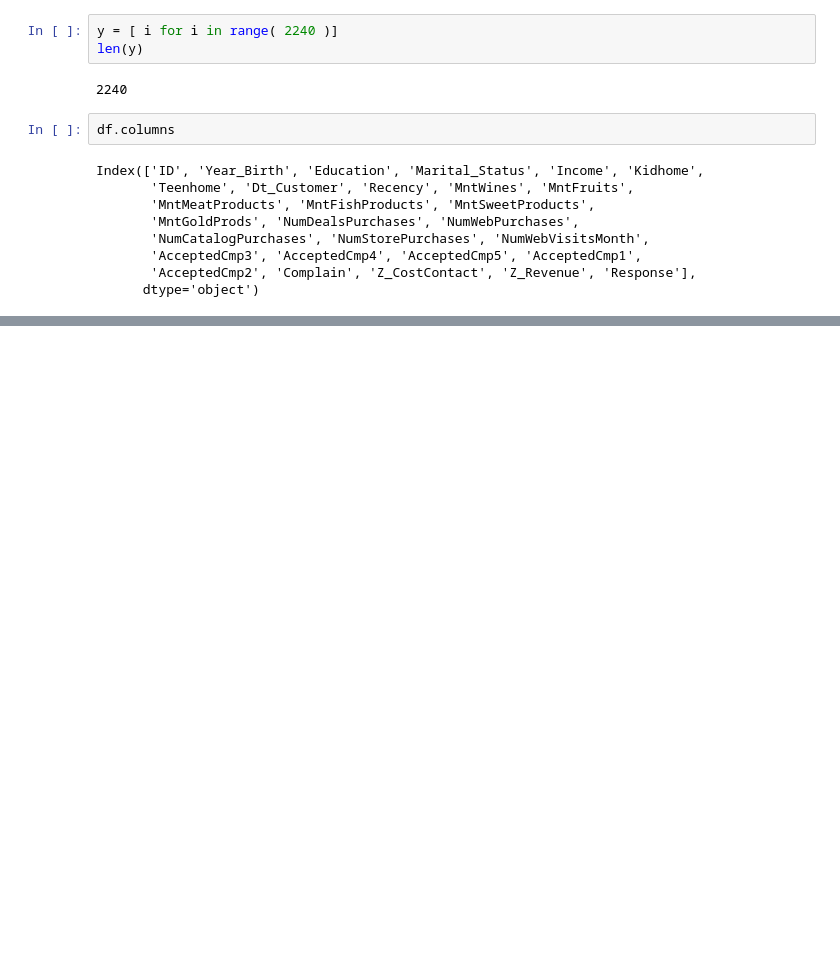
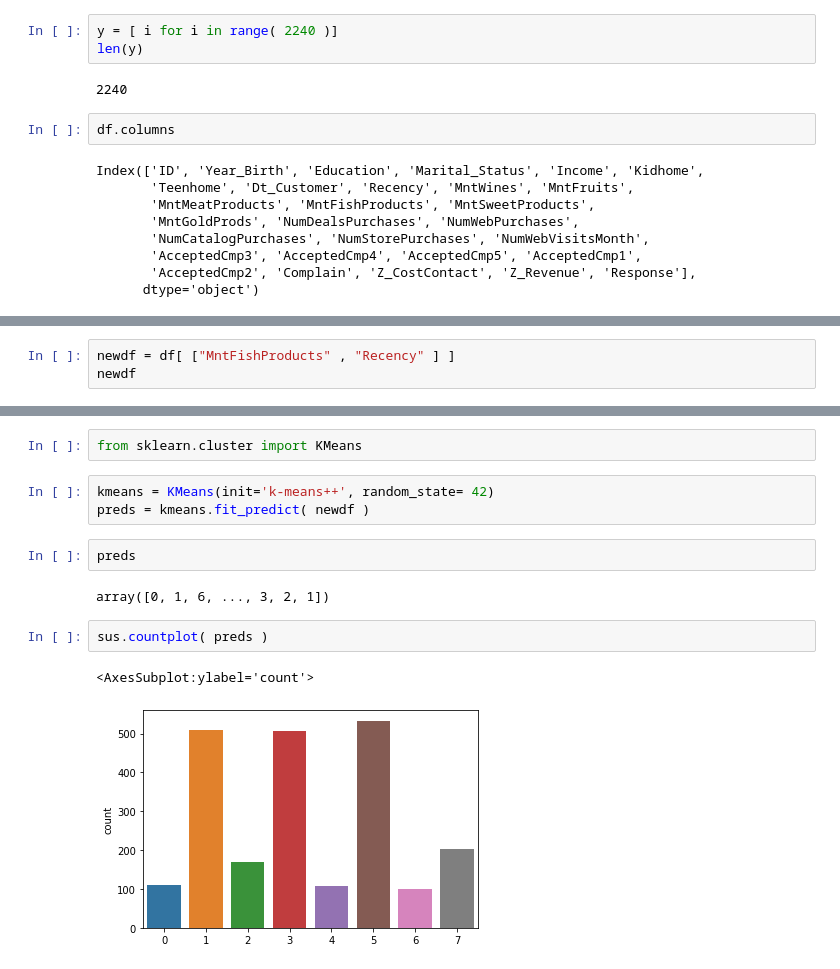
Before and after one commit to LiteShake/AI-Tasks, a Jupyter notebook: Task 6/Question 1/Question1.ipynb, the cells around one changed output, grey strips where cells are left out. Cells and saved outputs as stored; diff of their text form; blank space fills up the shorter version.

```diff
--- a/Task 6/Question 1/Question1.ipynb
+++ b/Task 6/Question 1/Question1.ipynb
@@ -80,0 +86,3 @@ sus.scatterplot( df["MntFishProducts"] , df["MntGoldProds"] )
+# %%
+newdf = df[ ["MntFishProducts" , "Recency" ] ]
+newdf
@@ -80,0 +103,14 @@ sus.scatterplot( df["MntFishProducts"] , df["MntGoldProds"] )
+# %%
+from sklearn.cluster import KMeans
+# %%
+kmeans = KMeans(init='k-means++', random_state= 42)
+preds = kmeans.fit_predict( newdf )
+# %%
+preds
+# %% [output]
+array([0, 1, 6, ..., 3, 2, 1])
+# %%
+sus.countplot( preds )
+# %% [output]
+<AxesSubplot:ylabel='count'>
+[figure, added]
```
Also changed, not shown: parts of 4 cells of this notebook.
